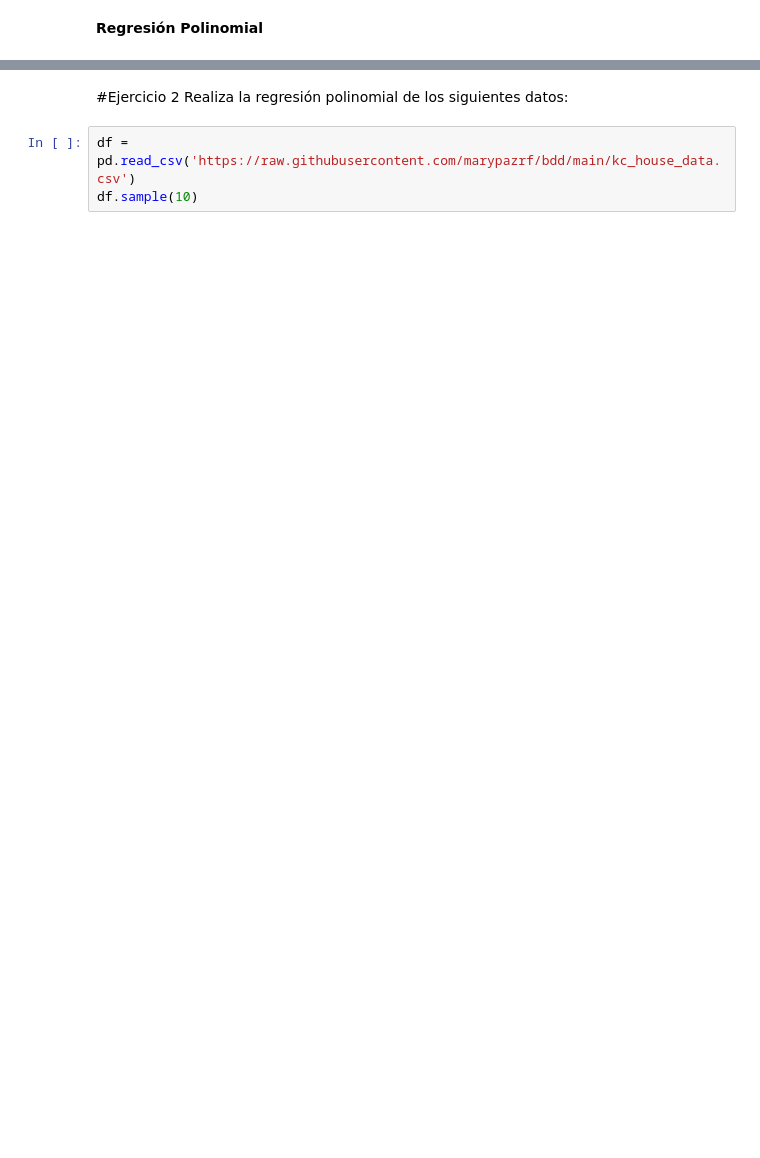
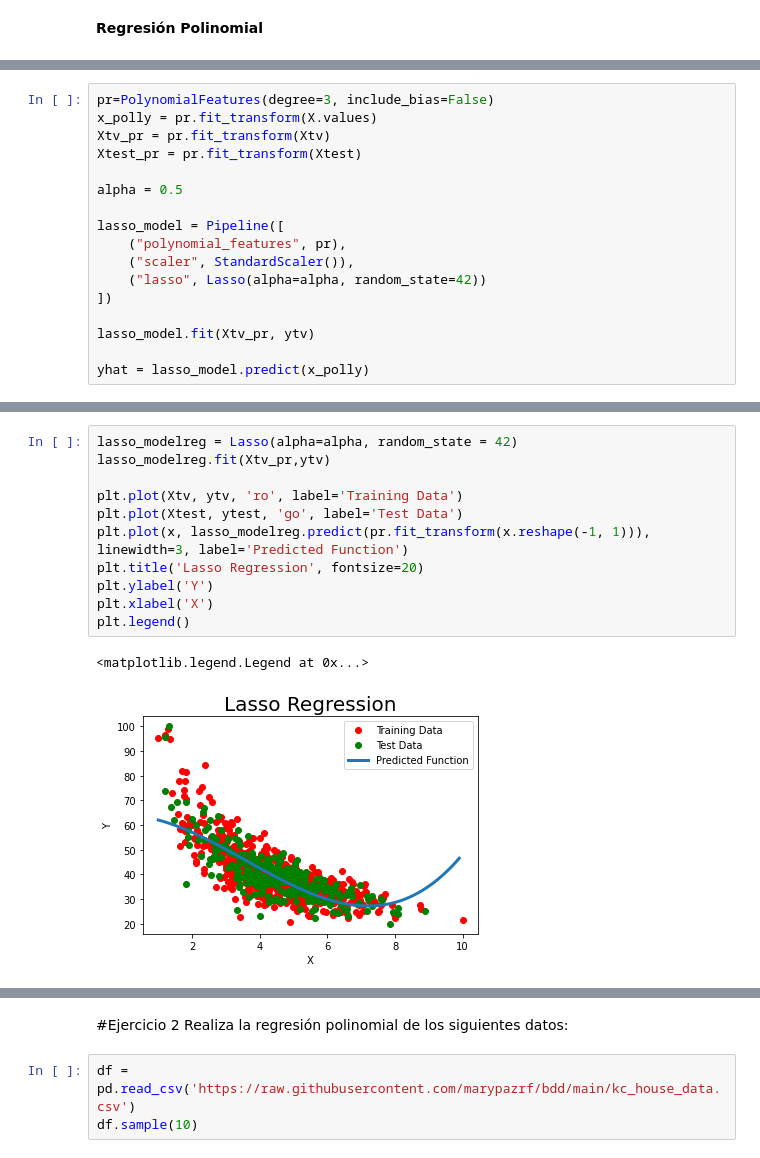
Before and after one commit to PosgradoMNA/actividades-de-aprendizaje-SinaiAvalos, a Jupyter notebook: Actividad Semanal--7.ipynb, the cells around one changed output, grey strips where cells are left out. Cells and saved outputs as stored; diff of their text form; blank space fills up the shorter version.

```diff
--- a/Actividad Semanal--7.ipynb
+++ b/Actividad Semanal--7.ipynb
@@ -430,0 +511,17 @@ plt.legend()
+# %%
+pr=PolynomialFeatures(degree=3, include_bias=False)
+x_polly = pr.fit_transform(X.values)
+Xtv_pr = pr.fit_transform(Xtv)
+Xtest_pr = pr.fit_transform(Xtest)
+
+alpha = 0.5
+
+lasso_model = Pipeline([
+    ("polynomial_features", pr),
+    ("scaler", StandardScaler()),
+    ("lasso", Lasso(alpha=alpha, random_state=42))
+])
+
+lasso_model.fit(Xtv_pr, ytv)
+
+yhat = lasso_model.predict(x_polly)
@@ -430,0 +557,14 @@ plt.legend()
+# %%
+lasso_modelreg = Lasso(alpha=alpha, random_state = 42)
+lasso_modelreg.fit(Xtv_pr,ytv)
+
+plt.plot(Xtv, ytv, 'ro', label='Training Data')
+plt.plot(Xtest, ytest, 'go', label='Test Data')
+plt.plot(x, lasso_modelreg.predict(pr.fit_transform(x.reshape(-1, 1))), linewidth=3, label='Predicted Function')
+plt.title('Lasso Regression', fontsize=20)
+plt.ylabel('Y')
+plt.xlabel('X')
+plt.legend()
+# %% [output]
+<matplotlib.legend.Legend at 0x...>
+[figure, added]
```
Also changed, not shown: parts of 19 cells of this notebook.
